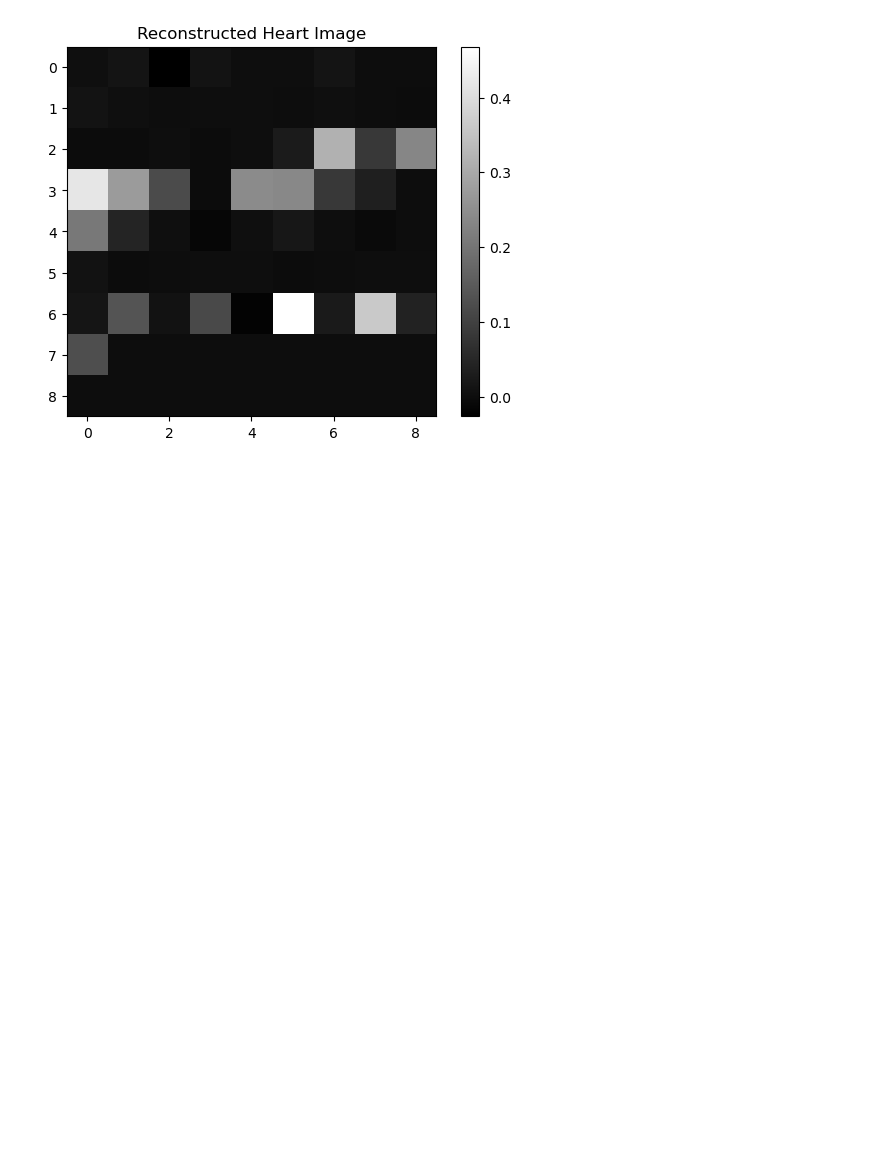
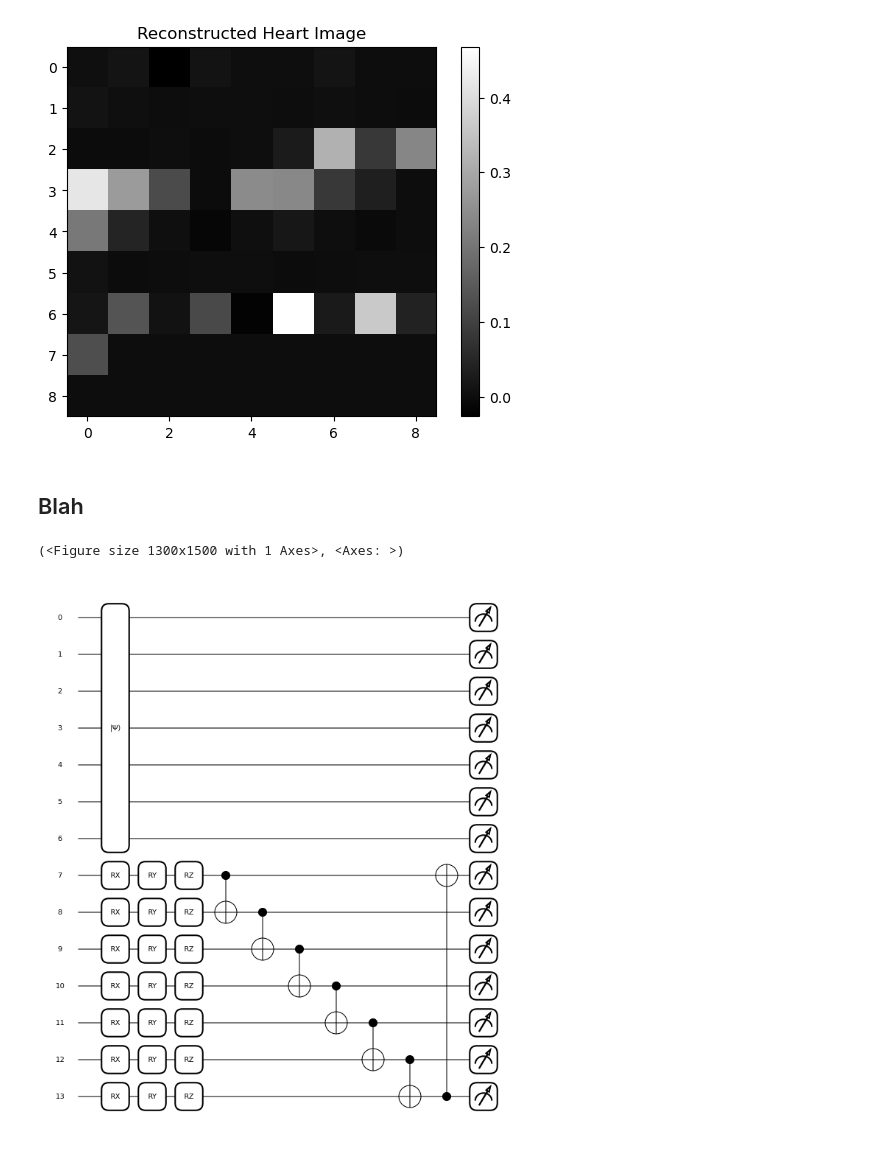
Before and after one commit to Ak-ash22/qcbm_hiwi, a Jupyter notebook: qcbm_project/hearts_work/2hearts_code.ipynb, the cells around one changed output. Cells and saved outputs as stored; diff of their text form; code cells hidden in the pictures; blank space fills up the shorter version.

```diff
--- a/qcbm_project/hearts_work/2hearts_code.ipynb
+++ b/qcbm_project/hearts_work/2hearts_code.ipynb
@@ -560,3 +554,33 @@ plt.title("Reconstructed Heart Image")
 plt.show()
 # %% [output]
 [figure]
+# %% [markdown]
+## Blah
+# %%
+@qml.qnode(dev, interface="torch", diff_method="backprop")
+def blah_circuit(num_qubits=n_ancillas,total_qubits=total_qubits):
+
+    qml.AmplitudeEmbedding(padded_temp_img, wires=range(n_qubits))
+
+    rz_params = torch.rand(total_qubits, requires_grad=False, dtype=torch.float32)
+    ising_params1 = torch.rand(total_qubits, requires_grad=False, dtype=torch.float32)
+    ising_params2 = torch.rand(total_qubits, requires_grad=False, dtype=torch.float32)
+
+    for i in range(n_qubits, total_qubits):
+        qml.RX(rz_params[i],wires=i)
+        qml.RY(ising_params1[i],wires=i)
+        qml.RZ(ising_params2[i],wires=i)
+
+    for i in range(n_qubits-1):
+        qml.CNOT(wires=[n_qubits+i,n_qubits+i+1])
+    qml.CNOT(wires=[n_qubits+n_qubits-1,n_qubits])
+
+
+    output = qml.state()
+
+    return output
+# %%
+qml.draw_mpl(blah_circuit)()
+# %% [output]
+(<Figure size 1300x1500 with 1 Axes>, <Axes: >)
+[figure, added]
```
Also changed, not shown: parts of 18 cells of this notebook.
